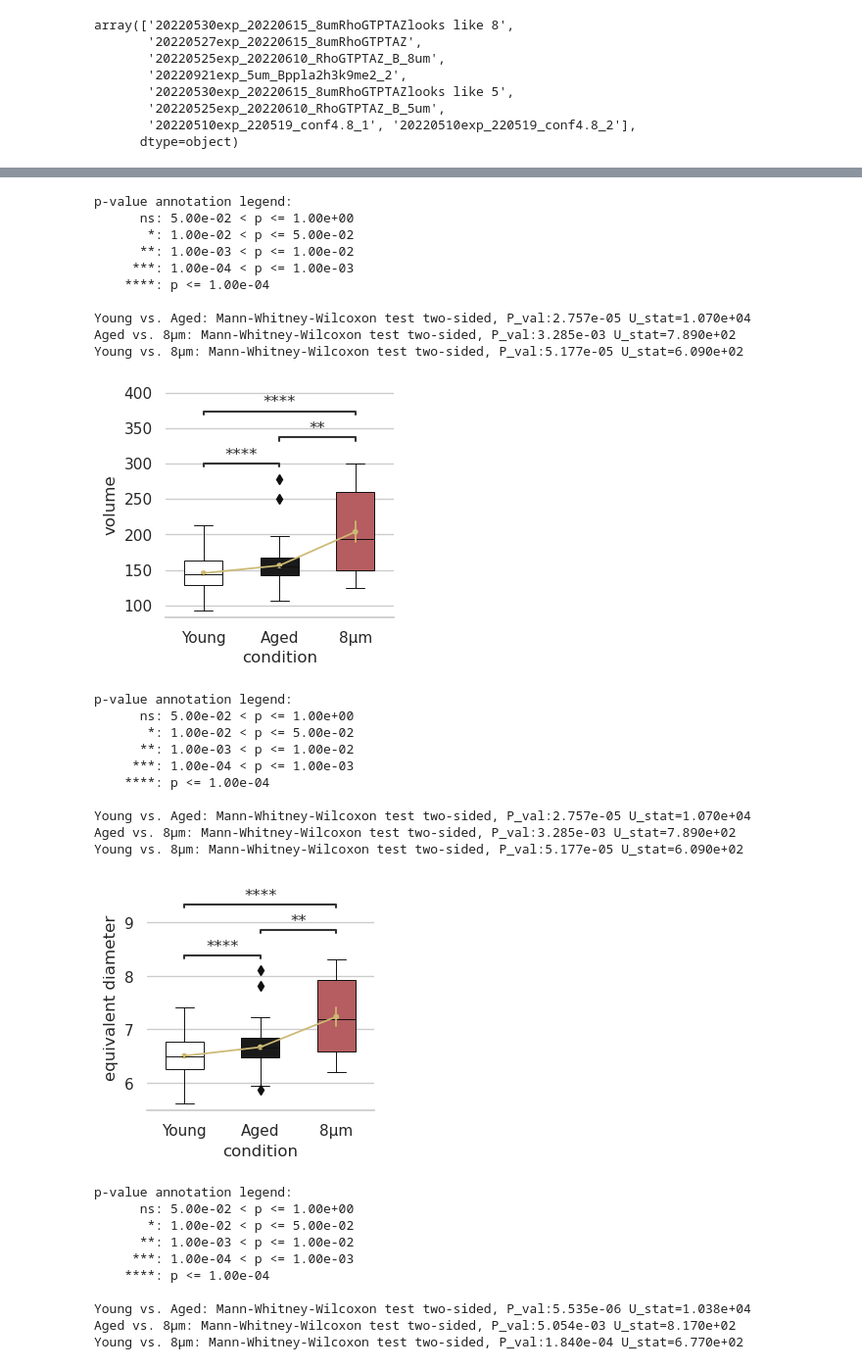
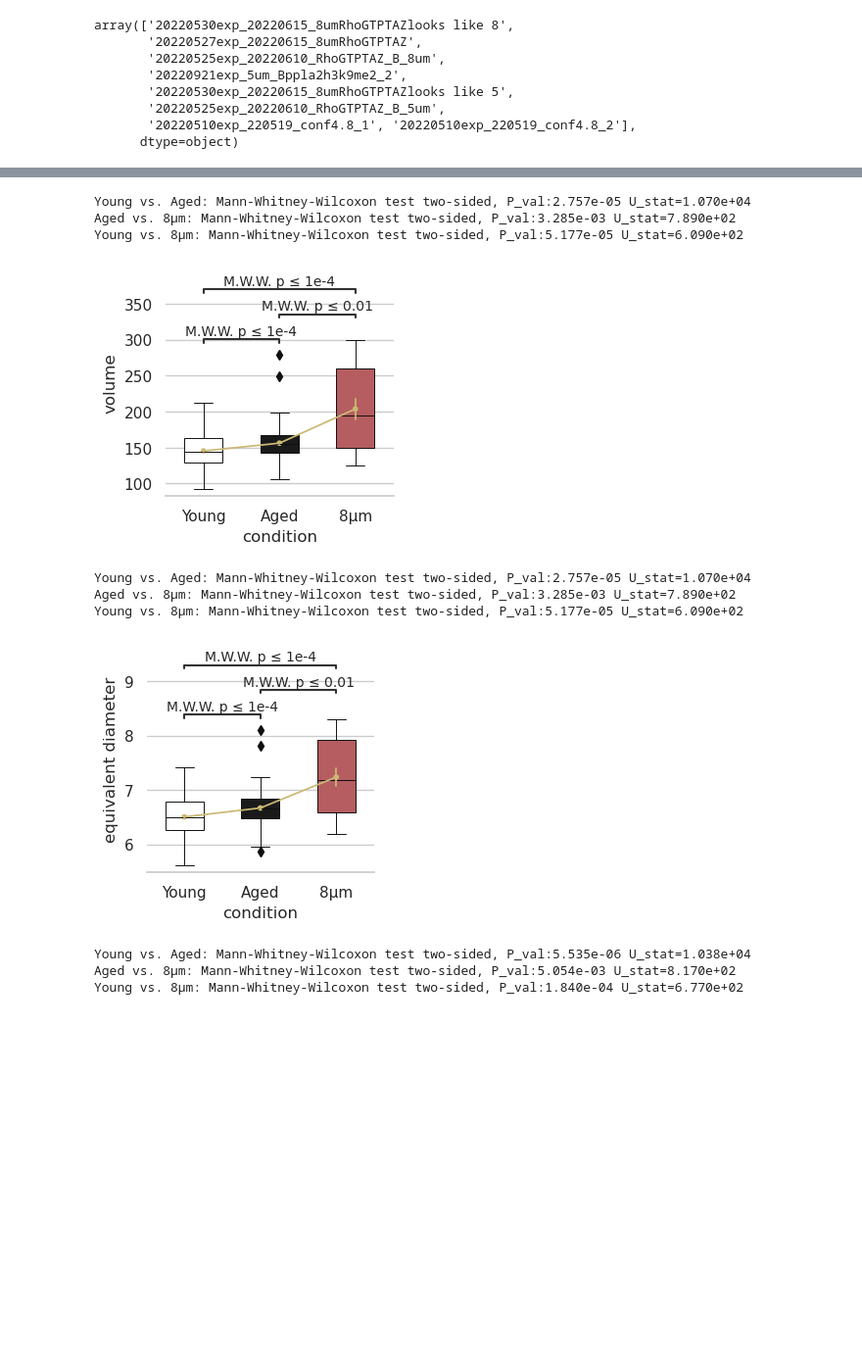
Before and after one commit to biomedical-data-science/hsc_rhoa, a Jupyter notebook: 05_comparison_boxplots.ipynb, the cells around one changed output, grey strips where cells are left out. Shown: that part at 98% size. Cells and saved outputs as stored; diff of their text form; code cells hidden in the pictures; blank space fills up the shorter version.

Commit message:
renamed segmentation data, changed p value formats

```diff
--- a/05_comparison_boxplots.ipynb
+++ b/05_comparison_boxplots.ipynb
@@ -32,14 +32,14 @@ res = 0.1
 # Intensities to 0.6 are the one in the quantile 0.80 in young, old and treated
 cft = 0.6
 normalization = "z_score"
-folder = "data"
+folder = "data/preprocessed"
 conditions = [
     "young",
     "old",
     "treated_RhoAi",
 ]
 
-palette = {"Young": "w", "Aged": "k", "Aged + Ri": "b", "8μm": "r"}
+palette = {"Young": "w", "Aged": "k", "Aged + Ri": "b", "8μm": "r", "5μm": "g"}
 # %%
 nuc_df = pd.read_csv(
     f"results/z_score_nuclei_3d_res{res}_cf{cft}_filt_df.csv", index_col=0
@@ -127,7 +127,9 @@ for m in DIRs_feats:
     )
     annotator.configure(
         test="Mann-Whitney",
-        text_format="star",
+        text_format="full",
+        fontsize=10,
+        pvalue_format_string="{:.3f}",
         loc="inside",
     )
     annotator.apply_and_annotate()
@@ -202,61 +176,41 @@ for m in morph_feats:
         ax=ax,
     )
     b = sns.pointplot(
         data=subset_df,
         x="condition",
         y=m,
         ax=ax,
         dodge=False,
         color="y",
         errorbar="se",
     )
 
     # If seaborn keeps plotting in a separate axis, use plt.gca() to get current axis
     annotator = Annotator(
         ax=b, data=subset_df, x="condition", y=m, pairs=pairs
     )
     annotator.configure(
         test="Mann-Whitney",
-        text_format="star",
+        text_format="simple",
+        fontsize=10,
+        pvalue_format_string="{:.3f}",
         loc="inside",
-        # comparisons_correction="Bonferroni"
     )
     annotator.apply_and_annotate()
 
     # Delete the legend
     b.get_legend().remove()
     sns.despine(left=True)
     plt.show()
 # %% [output]
-p-value annotation legend:
-      ns: 5.00e-02 < p <= 1.00e+00
-       *: 1.00e-02 < p <= 5.00e-02
-      **: 1.00e-03 < p <= 1.00e-02
-     ***: 1.00e-04 < p <= 1.00e-03
-    ****: p <= 1.00e-04
-
 Young vs. Aged: Mann-Whitney-Wilcoxon test two-sided, P_val:2.757e-05 U_stat=1.070e+04
 Aged vs. 8μm: Mann-Whitney-Wilcoxon test two-sided, P_val:3.285e-03 U_stat=7.890e+02
 Young vs. 8μm: Mann-Whitney-Wilcoxon test two-sided, P_val:5.177e-05 U_stat=6.090e+02
-[figure, old version]
+[figure, new version]
-p-value annotation legend:
-      ns: 5.00e-02 < p <= 1.00e+00
-       *: 1.00e-02 < p <= 5.00e-02
-      **: 1.00e-03 < p <= 1.00e-02
-     ***: 1.00e-04 < p <= 1.00e-03
-    ****: p <= 1.00e-04
-
 Young vs. Aged: Mann-Whitney-Wilcoxon test two-sided, P_val:2.757e-05 U_stat=1.070e+04
 Aged vs. 8μm: Mann-Whitney-Wilcoxon test two-sided, P_val:3.285e-03 U_stat=7.890e+02
 Young vs. 8μm: Mann-Whitney-Wilcoxon test two-sided, P_val:5.177e-05 U_stat=6.090e+02
-[figure, old version]
+[figure, new version]
-p-value annotation legend:
-      ns: 5.00e-02 < p <= 1.00e+00
-       *: 1.00e-02 < p <= 5.00e-02
-      **: 1.00e-03 < p <= 1.00e-02
-     ***: 1.00e-04 < p <= 1.00e-03
-    ****: p <= 1.00e-04
-
 Young vs. Aged: Mann-Whitney-Wilcoxon test two-sided, P_val:5.535e-06 U_stat=1.038e+04
 Aged vs. 8μm: Mann-Whitney-Wilcoxon test two-sided, P_val:5.054e-03 U_stat=8.170e+02
 Young vs. 8μm: Mann-Whitney-Wilcoxon test two-sided, P_val:1.840e-04 U_stat=6.770e+02
```
Also changed, not shown: parts of 4 cells of this notebook, 42 other files.
